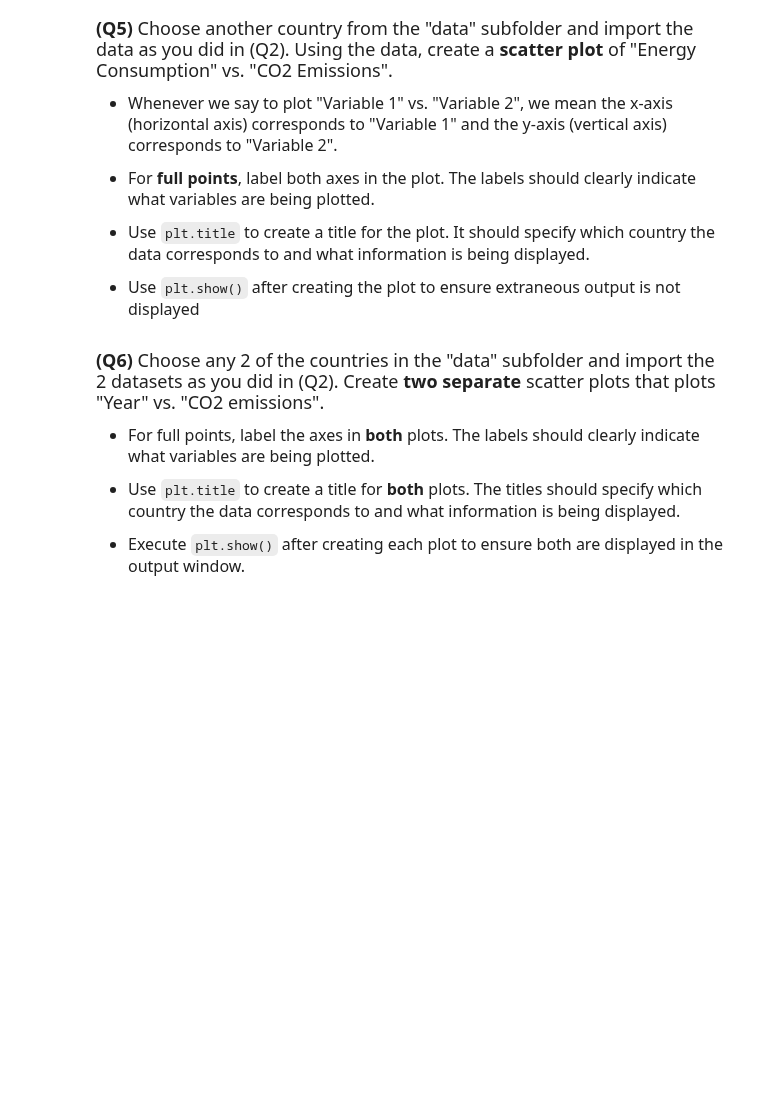
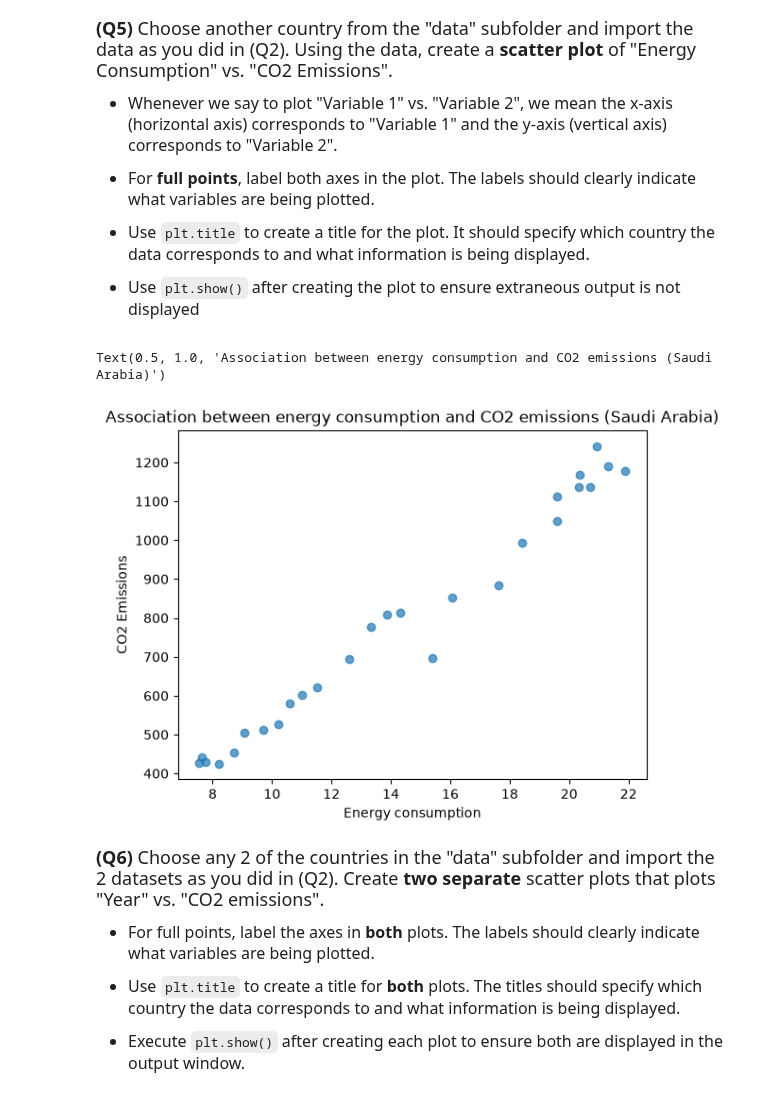
Before and after one commit to amateo6-ant/datasci151fall2026, a Jupyter notebook: _assignments/assignment_2/Assignment2.ipynb, the cells around one changed output. Saved outputs shown, nothing was run; the diff lists cells and outputs as text; code cells hidden in the pictures; blank space fills up the shorter version.

```diff
--- a/_assignments/assignment_2/Assignment2.ipynb
+++ b/_assignments/assignment_2/Assignment2.ipynb
@@ -102,3 +166,22 @@ us_emissions["CO2_emission"].describe()
+# %%
+# Write your answer
+
+# Import the data from another country in the "data" folder
+saudi_emissions = pd.read_csv("data/saudi_arabia_emission.csv")
+saudi_emissions
+
+# Specify the columns you want to plot the data of from the df
+var1 = saudi_emissions["Energy_consumption"]
+var2 = saudi_emissions["CO2_emission"]
+
+# Generate scatterplot of Energy consumption and CO2 emissions with title and axis labels
+plt.scatter(var1, var2, alpha = 0.7)
+plt.xlabel("Energy consumption")
+plt.ylabel("CO2 Emissions")
+plt.title("Association between energy consumption and CO2 emissions (Saudi Arabia)")
+# %% [output]
+Text(0.5, 1.0, 'Association between energy consumption and CO2 emissions (Saudi Arabia)')
+[figure, added]
 # %% [markdown]
 <font size = "4">
 
```
Also changed, not shown: parts of 9 cells of this notebook.
